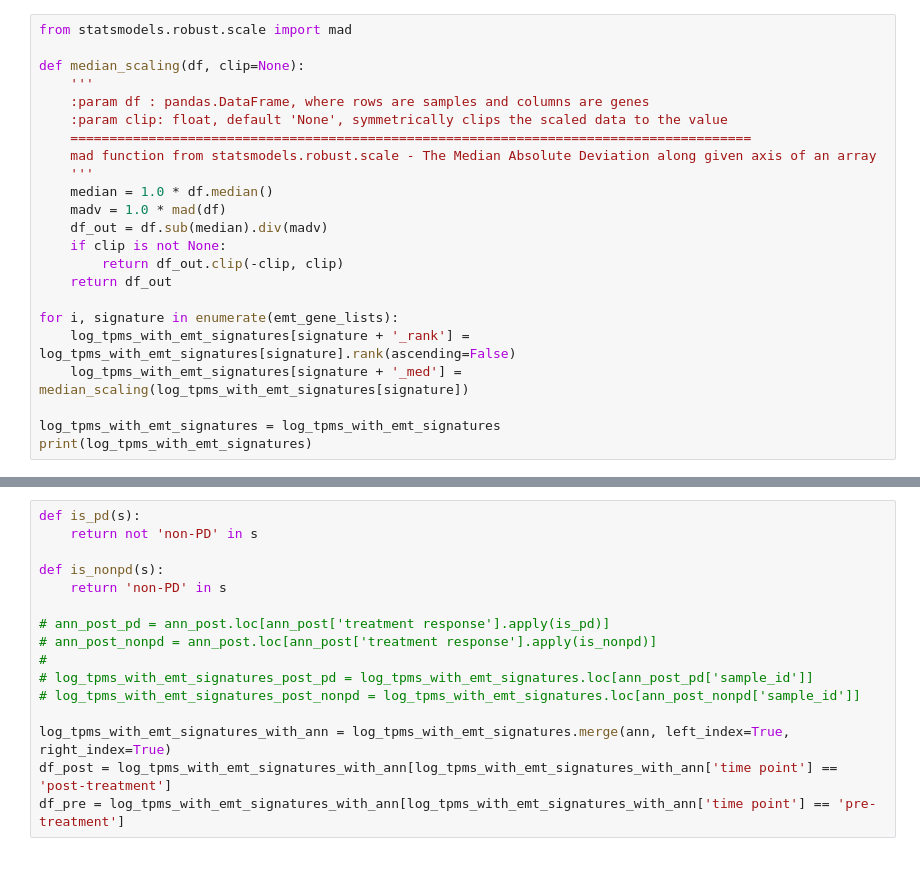
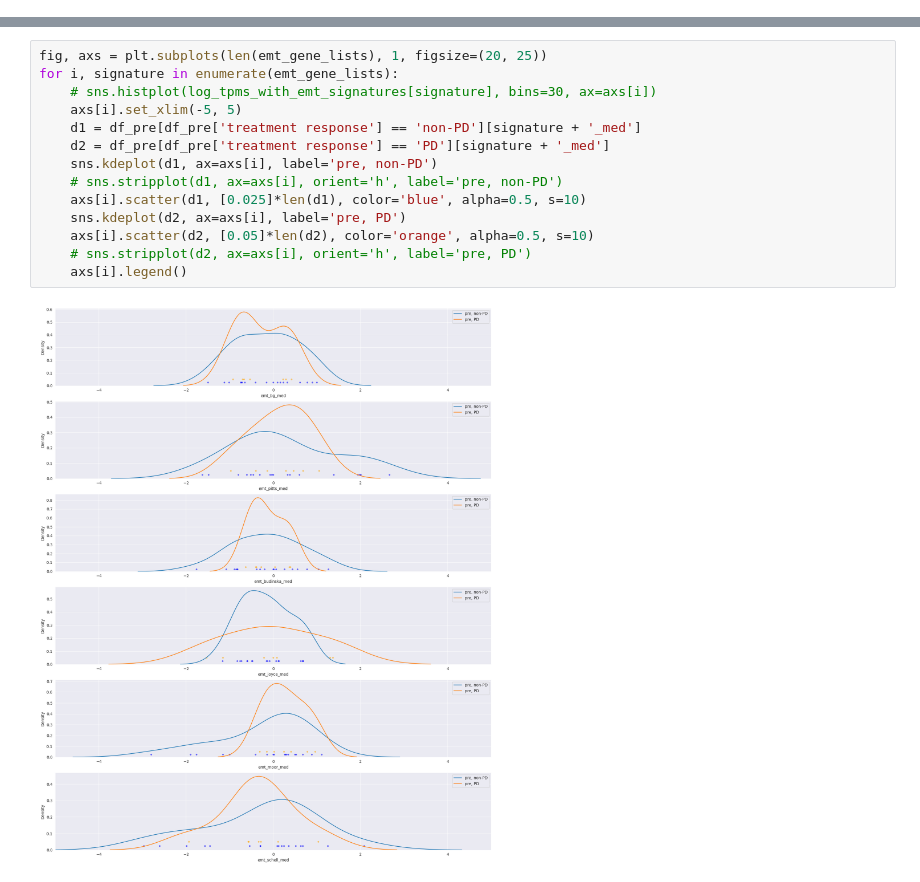
Before and after one commit to lkmaks/mcrc-cetuximab-analysis, a Jupyter notebook: notebooks/tasks58_maxim/MET_receptor_association.ipynb, the cells around one changed output, grey strips where cells are left out. Drawn from its saved outputs; the diff is of its cells as text.

```diff
--- a/notebooks/tasks58_maxim/MET_receptor_association.ipynb
+++ b/notebooks/tasks58_maxim/MET_receptor_association.ipynb
@@ -230,23 +220,0 @@ for i, signature in enumerate(emt_gene_lists):
-# %%
-from statsmodels.robust.scale import mad
-
-def median_scaling(df, clip=None):
-    '''
-    :param df : pandas.DataFrame, where rows are samples and columns are genes
-    :param clip: float, default 'None', symmetrically clips the scaled data to the value
-    =======================================================================================
-    mad function from statsmodels.robust.scale - The Median Absolute Deviation along given axis of an array
-    '''
-    median = 1.0 * df.median()
-    madv = 1.0 * mad(df)
-    df_out = df.sub(median).div(madv)
-    if clip is not None:
-        return df_out.clip(-clip, clip)
-    return df_out
-
-for i, signature in enumerate(emt_gene_lists):
-    log_tpms_with_emt_signatures[signature + '_rank'] = log_tpms_with_emt_signatures[signature].rank(ascending=False)
-    log_tpms_with_emt_signatures[signature + '_med'] = median_scaling(log_tpms_with_emt_signatures[signature])
-
-log_tpms_with_emt_signatures = log_tpms_with_emt_signatures
-print(log_tpms_with_emt_signatures)
@@ -271,16 +221,16 @@ sample_id
-# %%
-def is_pd(s):
-    return not 'non-PD' in s
-
-def is_nonpd(s):
-    return 'non-PD' in s
-
-# ann_post_pd = ann_post.loc[ann_post['treatment response'].apply(is_pd)]
-# ann_post_nonpd = ann_post.loc[ann_post['treatment response'].apply(is_nonpd)]
-#
-# log_tpms_with_emt_signatures_post_pd = log_tpms_with_emt_signatures.loc[ann_post_pd['sample_id']]
-# log_tpms_with_emt_signatures_post_nonpd = log_tpms_with_emt_signatures.loc[ann_post_nonpd['sample_id']]
-
-log_tpms_with_emt_signatures_with_ann = log_tpms_with_emt_signatures.merge(ann, left_index=True, right_index=True)
-df_post = log_tpms_with_emt_signatures_with_ann[log_tpms_with_emt_signatures_with_ann['time point'] == 'post-treatment']
-df_pre = log_tpms_with_emt_signatures_with_ann[log_tpms_with_emt_signatures_with_ann['time point'] == 'pre-treatment']
+# %%
+fig, axs = plt.subplots(len(emt_gene_lists), 1, figsize=(20, 25))
+for i, signature in enumerate(emt_gene_lists):
+    # sns.histplot(log_tpms_with_emt_signatures[signature], bins=30, ax=axs[i])
+    axs[i].set_xlim(-5, 5)
+    d1 = df_pre[df_pre['treatment response'] == 'non-PD'][signature + '_med']
+    d2 = df_pre[df_pre['treatment response'] == 'PD'][signature + '_med']
+    sns.kdeplot(d1, ax=axs[i], label='pre, non-PD')
+    # sns.stripplot(d1, ax=axs[i], orient='h', label='pre, non-PD')
+    axs[i].scatter(d1, [0.025]*len(d1), color='blue', alpha=0.5, s=10)
+    sns.kdeplot(d2, ax=axs[i], label='pre, PD')
+    axs[i].scatter(d2, [0.05]*len(d2), color='orange', alpha=0.5, s=10)
+    # sns.stripplot(d2, ax=axs[i], orient='h', label='pre, PD')
+    axs[i].legend()
+# %% [output]
+[figure, added]
```
Also changed, not shown: parts of 25 cells of this notebook, 7 other files.
